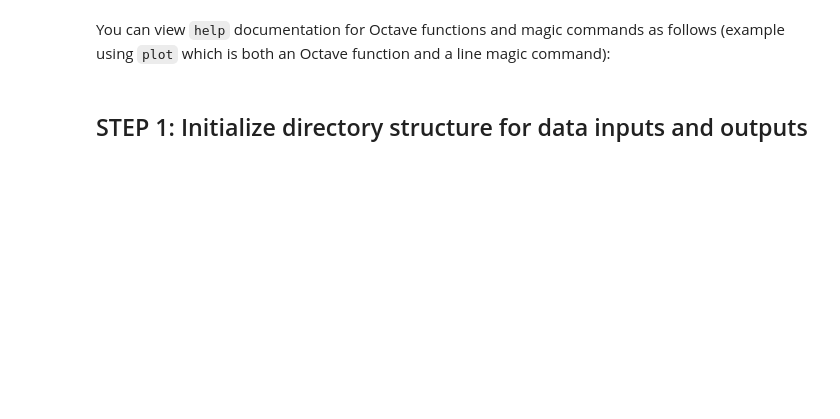
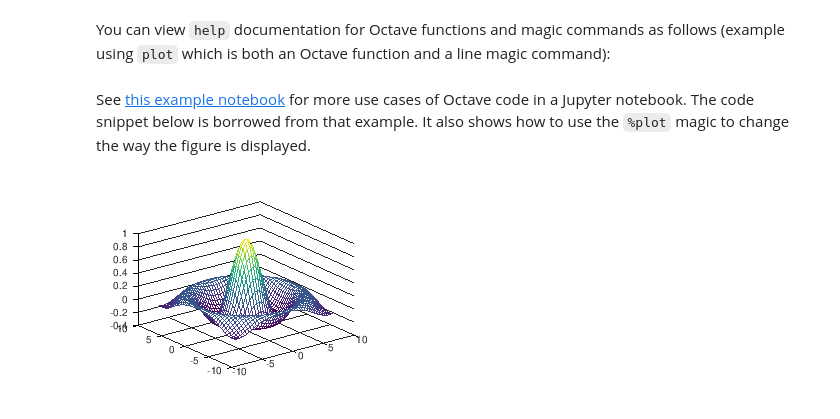
Before and after one commit to jsheunis/spm12-octave-jupyter, a Jupyter notebook: spm12_octave_jupyter_basics.ipynb, the cells around one changed output. Saved outputs shown, nothing was run; the diff lists cells and outputs as text; code cells hidden in the pictures; blank space fills up the shorter version.

Commit message:
updates basic notebook v2

```diff
--- a/spm12_octave_jupyter_basics.ipynb
+++ b/spm12_octave_jupyter_basics.ipynb
@@ -25,5 +33,14 @@ You can view `help` documentation for Octave functions and magic commands as fol
 %help plot
 # %%
 %plot ?
-# %% [markdown]
-## STEP 1: Initialize directory structure for data inputs and outputs
+# %% [markdown]
+See [this example notebook](https://nbviewer.jupyter.org/github/Calysto/octave_kernel/blob/master/octave_kernel.ipynb) for more use cases of Octave code in a Jupyter notebook. The code snippet below is borrowed from that example. It also shows how to use the `%plot` magic to change the way the figure is displayed.
+# %%
+%plot --format png -w 300
+tx = ty = linspace (-8, 8, 41)';
+[xx, yy] = meshgrid (tx, ty);
+r = sqrt (xx .^ 2 + yy .^ 2) + eps;
+tz = sin (r) ./ r;
+mesh (tx, ty, tz);
+# %% [output]
+[figure, added]
```
Also changed, not shown: parts of 13 cells of this notebook, 1 other file.
